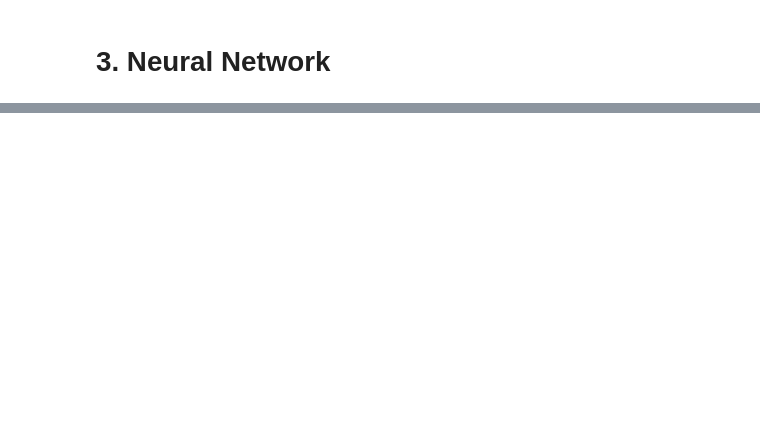
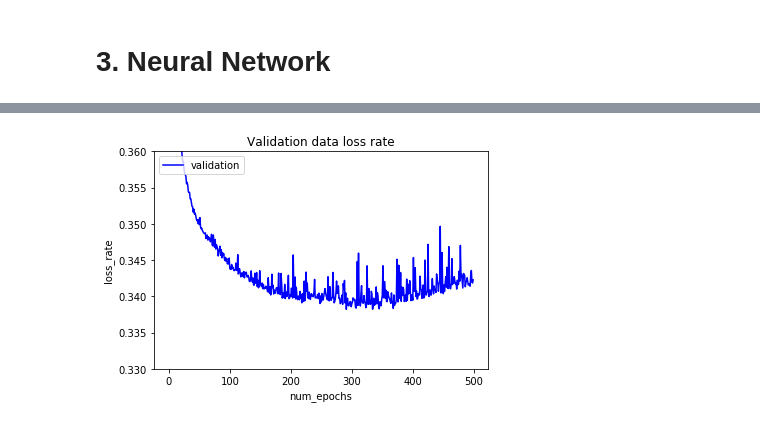
Before and after one commit to IndikaWeerakoon/machine_learning, a Jupyter notebook: Perform_Maachine_Learning.ipynb, the cells around one changed output, grey strips where cells are left out. Drawn from its saved outputs; the diff is of its cells as text; code cells hidden in the pictures; blank space fills up the shorter version.

```diff
--- a/Perform_Maachine_Learning.ipynb
+++ b/Perform_Maachine_Learning.ipynb
@@ -321,2 +365,18 @@ array([[0., 1.],
 # %% [markdown]
 # 3. Neural Network
+# %%
+batch_size = 85
+epochs = 500
+
+#num of neurons in  Each layer
+layer_1 = 13
+layer_2 = 32
+layer_3 = 32
+layer_4 = 2
+# %%
+#this nural network is also used above one hot encoded values
+modelN = Sequential()
+modelN.add(Dense(layer_2,input_dim=layer_1,activation='relu'))#hidden layer
+modelN.add(Dense(layer_3,input_dim=layer_2,activation='relu'))#hidden layer
+modelN.add(Dense(layer_4,input_dim = layer_3,activation = 'softmax'))#output layer
+modelN.compile(optimizer='sgd',loss='binary_crossentropy',metrics = ['accuracy'])
@@ -322,0 +399,4 @@ array([[0., 1.],
+# %%
+history = modelN.fit(x_train,y_train_one_hot,batch_size=batch_size,epochs=epochs,validation_data=(x_val, y_val_one_hot))
+#y_train_one_hot
+#x_train
@@ -322,0 +423,11 @@ array([[0., 1.],
+# %%
+
+plt.plot(history.history['val_loss'],color="blue")
+plt.title('Validation data loss rate')
+plt.xlabel('num_epochs')
+plt.ylabel('loss_rate')
+plt.ylim(0.33,0.36)
+plt.legend(['validation'], loc='upper left')
+plt.show()
+# %% [output]
+[figure, added]
```
Also changed, not shown: parts of 28 cells of this notebook.
